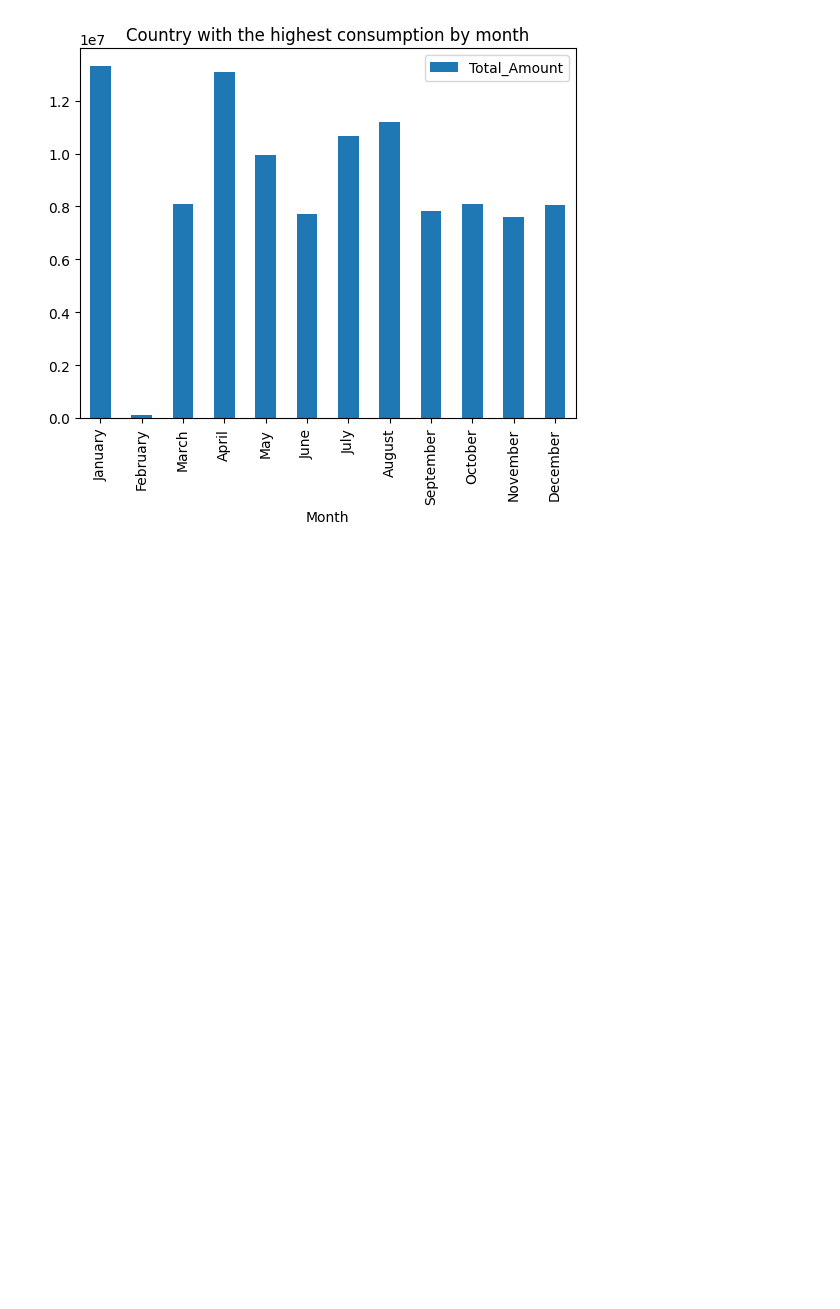
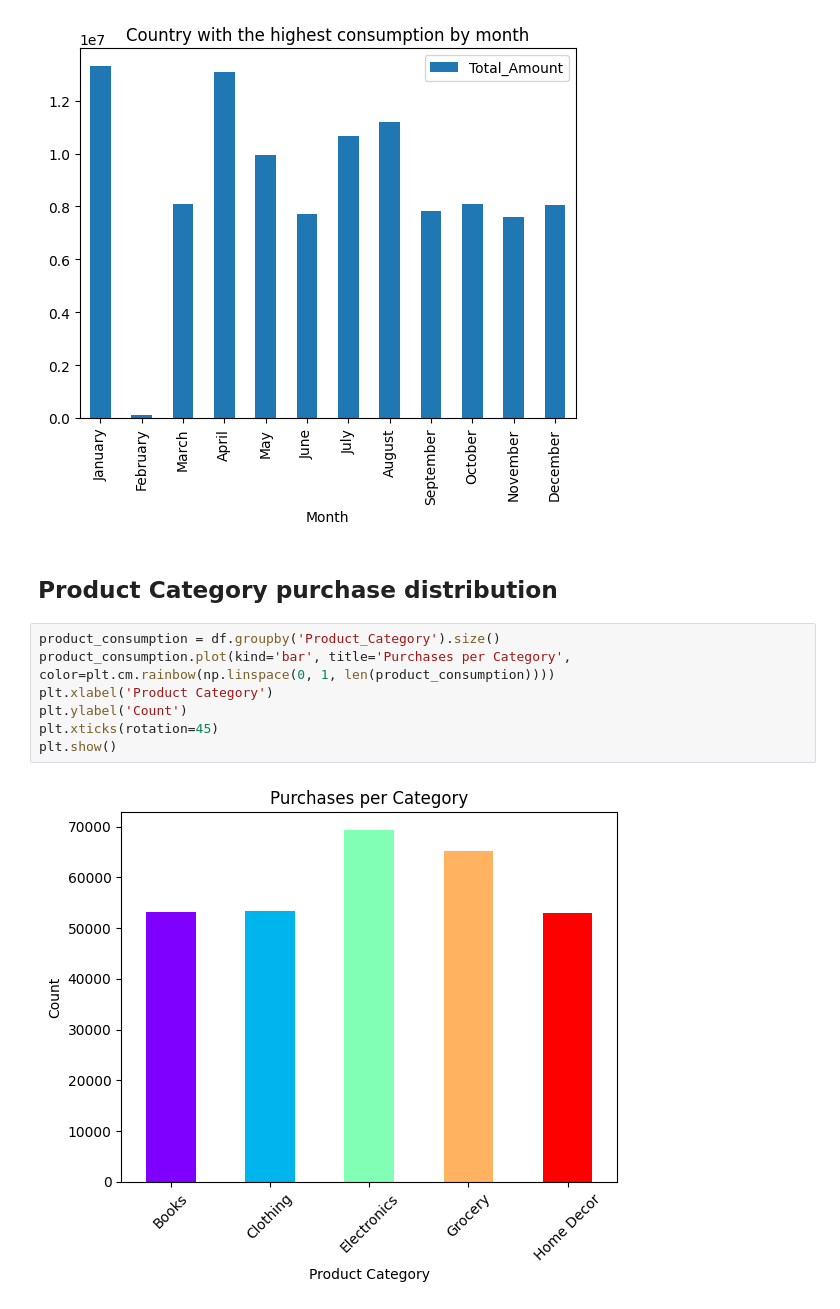
Before and after one commit to JohnnyLiang-OTU/retail_analysis, a Jupyter notebook: main.ipynb, the cells around one changed output. Cells and saved outputs as stored; diff of their text form; blank space fills up the shorter version.

```diff
--- a/main.ipynb
+++ b/main.ipynb
@@ -244,3 +222,14 @@ plt.show()
 49   November        USA  7.615827e+06
 14   December        USA  8.064147e+06
 [figure]
+# %% [markdown]
+## Product Category purchase distribution
+# %%
+product_consumption = df.groupby('Product_Category').size()
+product_consumption.plot(kind='bar', title='Purchases per Category', color=plt.cm.rainbow(np.linspace(0, 1, len(product_consumption))))
+plt.xlabel('Product Category')
+plt.ylabel('Count')
+plt.xticks(rotation=45)
+plt.show()
+# %% [output]
+[figure, added]
```
Also changed, not shown: parts of 22 cells of this notebook, 1 other file.
